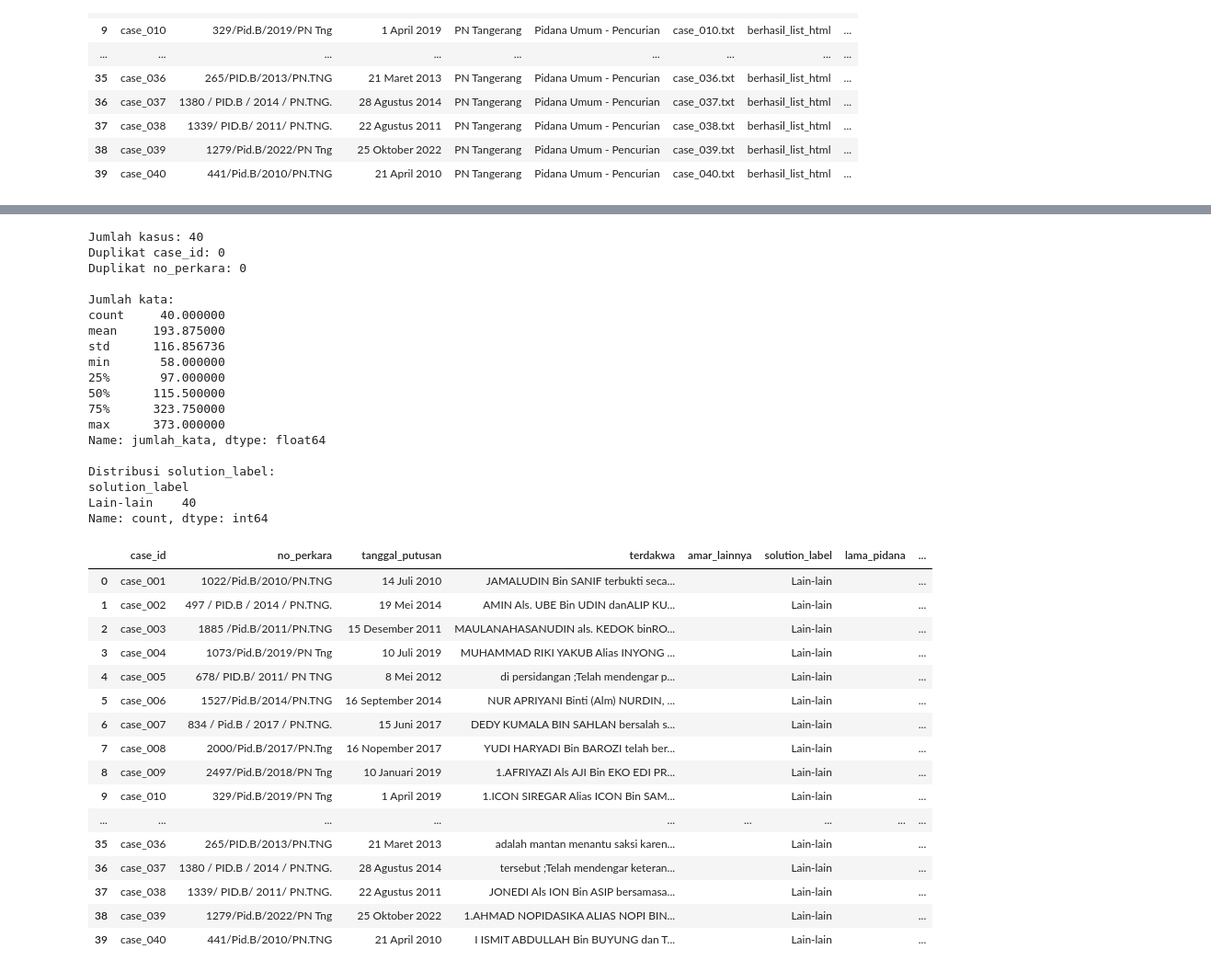
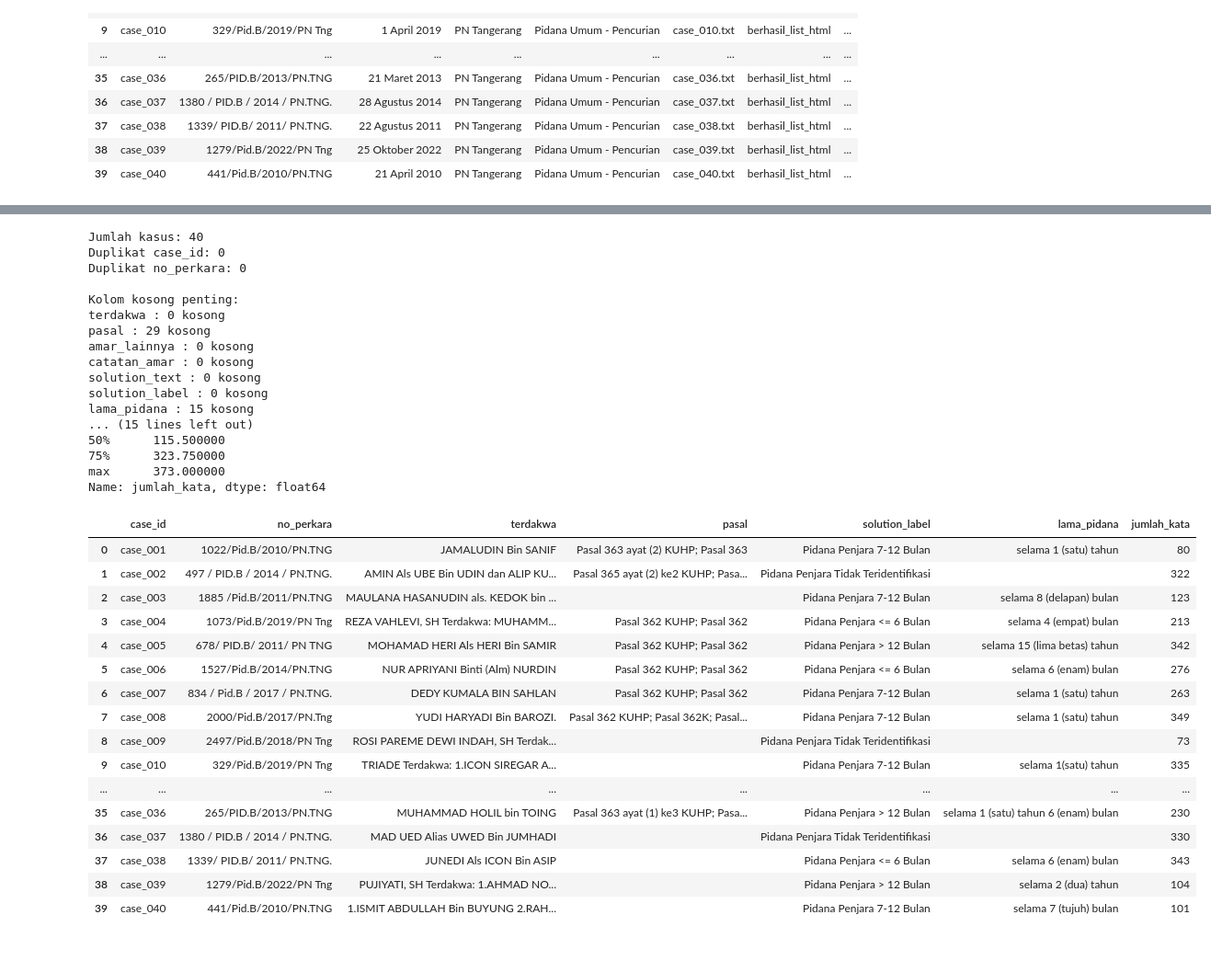
Before and after one commit to ilhamakbarjamil/Penalaran-Komputer-subcpmk-3, a Jupyter notebook: notebooks/02_case_representation.ipynb, the cells around one changed output, grey strips where cells are left out. Shown at 92% size. Cells and saved outputs as stored; diff of their text form; code cells hidden in the pictures.

```diff
--- a/notebooks/02_case_representation.ipynb
+++ b/notebooks/02_case_representation.ipynb
@@ -276,60 +370,71 @@ Jumlah kasus: 40
 # %%
 cases_df = pd.read_csv(cases_path, dtype=str).fillna("")
 
 print("Jumlah kasus:", len(cases_df))
 print("Duplikat case_id:", cases_df["case_id"].duplicated().sum())
 print("Duplikat no_perkara:", cases_df["no_perkara"].duplicated().sum())
 
-print("\nJumlah kata:")
-print(cases_df["jumlah_kata"].astype(int).describe())
+print("\nKolom kosong penting:")
+important_cols = [
+    "terdakwa",
+    "pasal",
+    "amar_lainnya",
+    "catatan_amar",
+    "solution_text",
+    "solution_label",
+    "lama_pidana"
+]
+
+for col in important_cols:
+    print(col, ":", (cases_df[col] == "").sum(), "kosong")
 
 print("\nDistribusi solution_label:")
 print(cases_df["solution_label"].value_counts())
 
+print("\nStatistik jumlah kata:")
+print(cases_df["jumlah_kata"].astype(int).describe())
+
 cases_df[[
     "case_id",
     "no_perkara",
-    "tanggal_putusan",
     "terdakwa",
-    "amar_lainnya",
+    "pasal",
     "solution_label",
     "lama_pidana",
     "jumlah_kata"
 ]].head(40)
 # %% [output]
 Jumlah kasus: 40
 Duplikat case_id: 0
 Duplikat no_perkara: 0
 
-Jumlah kata:
-count     40.000000
-mean     193.875000
-std      116.856736
-min       58.000000
-25%       97.000000
+Kolom kosong penting:
+terdakwa : 0 kosong
+pasal : 29 kosong
+amar_lainnya : 0 kosong
+catatan_amar : 0 kosong
+solution_text : 0 kosong
+solution_label : 0 kosong
+lama_pidana : 15 kosong
+... (15 lines left out)
 50%      115.500000
 75%      323.750000
 max      373.000000
 Name: jumlah_kata, dtype: float64
-
-Distribusi solution_label:
-solution_label
-Lain-lain    40
-Name: count, dtype: int64
-|  | case_id | no_perkara | tanggal_putusan | terdakwa | amar_lainnya | solution_label | lama_pidana | ... |
-| 0 | case_001 | 1022/Pid.B/2010/PN.TNG | 14 Juli 2010 | JAMALUDIN Bin SANIF terbukti seca... |  | Lain-lain |  | ... |
-| 1 | case_002 | 497 / PID.B / 2014 / PN.TNG. | 19 Mei 2014 | AMIN Als. UBE Bin UDIN danALIP KU... |  | Lain-lain |  | ... |
-| 2 | case_003 | 1885 /Pid.B/2011/PN.TNG | 15 Desember 2011 | MAULANAHASANUDIN als. KEDOK binRO... |  | Lain-lain |  | ... |
-| 3 | case_004 | 1073/Pid.B/2019/PN Tng | 10 Juli 2019 | MUHAMMAD RIKI YAKUB Alias INYONG ... |  | Lain-lain |  | ... |
-| 4 | case_005 | 678/ PID.B/ 2011/ PN TNG | 8 Mei 2012 | di persidangan ;Telah mendengar p... |  | Lain-lain |  | ... |
-| 5 | case_006 | 1527/Pid.B/2014/PN.TNG | 16 September 2014 | NUR APRIYANI Binti (Alm) NURDIN, ... |  | Lain-lain |  | ... |
-| 6 | case_007 | 834 / Pid.B / 2017 / PN.TNG. | 15 Juni 2017 | DEDY KUMALA BIN SAHLAN bersalah s... |  | Lain-lain |  | ... |
-| 7 | case_008 | 2000/Pid.B/2017/PN.Tng | 16 Nopember 2017 | YUDI HARYADI Bin BAROZI telah ber... |  | Lain-lain |  | ... |
-| 8 | case_009 | 2497/Pid.B/2018/PN Tng | 10 Januari 2019 | 1.AFRIYAZI Als AJI Bin EKO EDI PR... |  | Lain-lain |  | ... |
-| 9 | case_010 | 329/Pid.B/2019/PN Tng | 1 April 2019 | 1.ICON SIREGAR Alias ICON Bin SAM... |  | Lain-lain |  | ... |
-| ... | ... | ... | ... | ... | ... | ... | ... | ... |
-| 35 | case_036 | 265/PID.B/2013/PN.TNG | 21 Maret 2013 | adalah mantan menantu saksi karen... |  | Lain-lain |  | ... |
-| 36 | case_037 | 1380 / PID.B / 2014 / PN.TNG. | 28 Agustus 2014 | tersebut ;Telah mendengar keteran... |  | Lain-lain |  | ... |
-| 37 | case_038 | 1339/ PID.B/ 2011/ PN.TNG. | 22 Agustus 2011 | JONEDI Als ION Bin ASIP bersamasa... |  | Lain-lain |  | ... |
-| 38 | case_039 | 1279/Pid.B/2022/PN Tng | 25 Oktober 2022 | 1.AHMAD NOPIDASIKA ALIAS NOPI BIN... |  | Lain-lain |  | ... |
-| 39 | case_040 | 441/Pid.B/2010/PN.TNG | 21 April 2010 | I ISMIT ABDULLAH Bin BUYUNG dan T... |  | Lain-lain |  | ... |
+|  | case_id | no_perkara | terdakwa | pasal | solution_label | lama_pidana | jumlah_kata |
+| 0 | case_001 | 1022/Pid.B/2010/PN.TNG | JAMALUDIN Bin SANIF | Pasal 363 ayat (2) KUHP; Pasal 363 | Pidana Penjara 7-12 Bulan | selama 1 (satu) tahun | 80 |
+| 1 | case_002 | 497 / PID.B / 2014 / PN.TNG. | AMIN Als UBE Bin UDIN dan ALIP KU... | Pasal 365 ayat (2) ke2 KUHP; Pasa... | Pidana Penjara Tidak Teridentifikasi |  | 322 |
+| 2 | case_003 | 1885 /Pid.B/2011/PN.TNG | MAULANA HASANUDIN als. KEDOK bin ... |  | Pidana Penjara 7-12 Bulan | selama 8 (delapan) bulan | 123 |
+| 3 | case_004 | 1073/Pid.B/2019/PN Tng | REZA VAHLEVI, SH Terdakwa: MUHAMM... | Pasal 362 KUHP; Pasal 362 | Pidana Penjara <= 6 Bulan | selama 4 (empat) bulan | 213 |
+| 4 | case_005 | 678/ PID.B/ 2011/ PN TNG | MOHAMAD HERI Als HERI Bin SAMIR | Pasal 362 KUHP; Pasal 362 | Pidana Penjara > 12 Bulan | selama 15 (lima betas) tahun | 342 |
+| 5 | case_006 | 1527/Pid.B/2014/PN.TNG | NUR APRIYANI Binti (Alm) NURDIN | Pasal 362 KUHP; Pasal 362 | Pidana Penjara <= 6 Bulan | selama 6 (enam) bulan | 276 |
+| 6 | case_007 | 834 / Pid.B / 2017 / PN.TNG. | DEDY KUMALA BIN SAHLAN | Pasal 362 KUHP; Pasal 362 | Pidana Penjara 7-12 Bulan | selama 1 (satu) tahun | 263 |
+| 7 | case_008 | 2000/Pid.B/2017/PN.Tng | YUDI HARYADI Bin BAROZI. | Pasal 362 KUHP; Pasal 362K; Pasal... | Pidana Penjara 7-12 Bulan | selama 1 (satu) tahun | 349 |
+| 8 | case_009 | 2497/Pid.B/2018/PN Tng | ROSI PAREME DEWI INDAH, SH Terdak... |  | Pidana Penjara Tidak Teridentifikasi |  | 73 |
+| 9 | case_010 | 329/Pid.B/2019/PN Tng | TRIADE Terdakwa: 1.ICON SIREGAR A... |  | Pidana Penjara 7-12 Bulan | selama 1(satu) tahun | 335 |
+| ... | ... | ... | ... | ... | ... | ... | ... |
+| 35 | case_036 | 265/PID.B/2013/PN.TNG | MUHAMMAD HOLIL bin TOING | Pasal 363 ayat (1) ke3 KUHP; Pasa... | Pidana Penjara > 12 Bulan | selama 1 (satu) tahun 6 (enam) bulan | 230 |
+| 36 | case_037 | 1380 / PID.B / 2014 / PN.TNG. | MAD UED Alias UWED Bin JUMHADI |  | Pidana Penjara Tidak Teridentifikasi |  | 330 |
+| 37 | case_038 | 1339/ PID.B/ 2011/ PN.TNG. | JUNEDI Als ICON Bin ASIP |  | Pidana Penjara <= 6 Bulan | selama 6 (enam) bulan | 343 |
+| 38 | case_039 | 1279/Pid.B/2022/PN Tng | PUJIYATI, SH Terdakwa: 1.AHMAD NO... |  | Pidana Penjara > 12 Bulan | selama 2 (dua) tahun | 104 |
+| 39 | case_040 | 441/Pid.B/2010/PN.TNG | 1.ISMIT ABDULLAH Bin BUYUNG 2.RAH... |  | Pidana Penjara 7-12 Bulan | selama 7 (tujuh) bulan | 101 |
```
Also changed, not shown: parts of 1 cell of this notebook, 15 other files.
